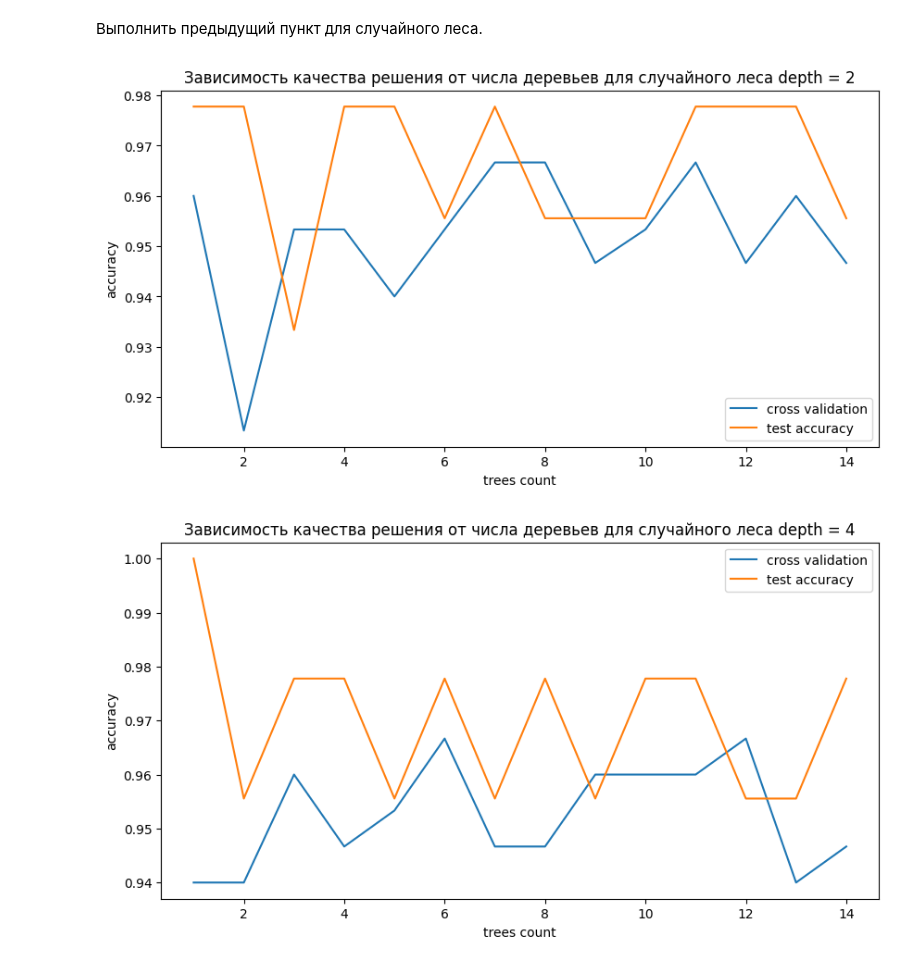
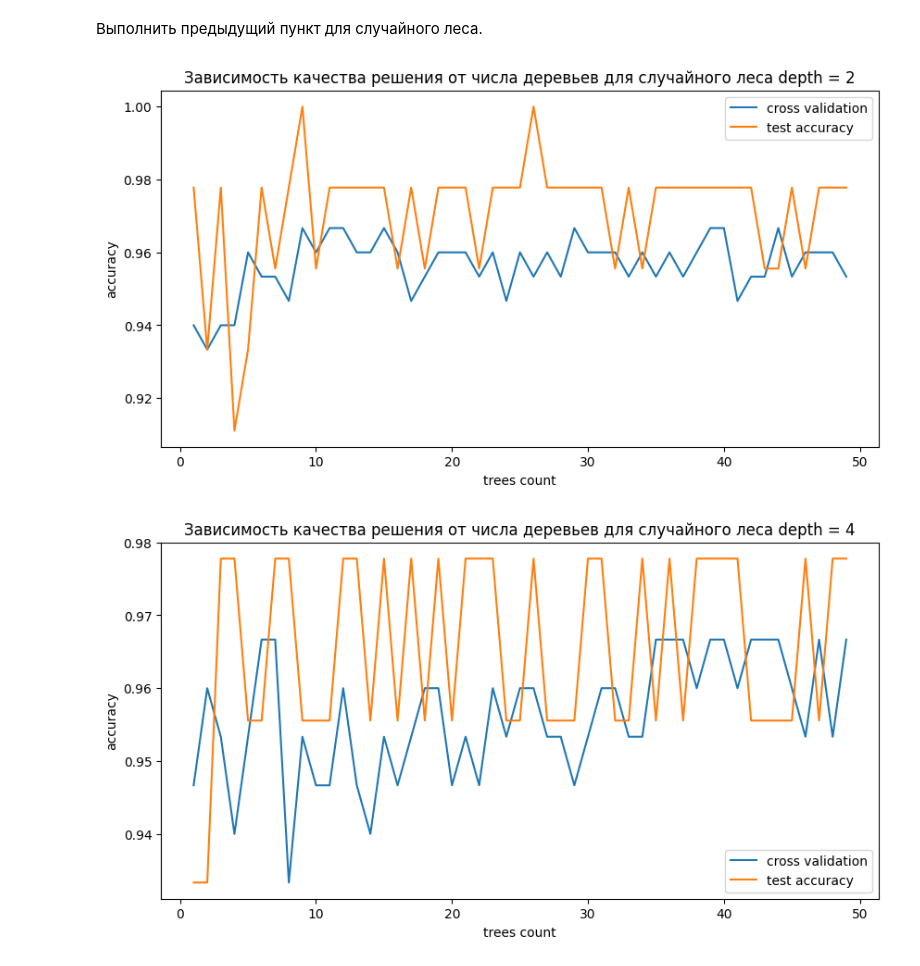
Before and after one commit to nosikmy/nsu_ml, a Jupyter notebook: Lab3.ipynb, the cells around one changed output. Saved outputs shown, nothing was run; the diff lists cells and outputs as text; code cells hidden in the pictures.

```diff
--- a/Lab3.ipynb
+++ b/Lab3.ipynb
@@ -70,6 +70,6 @@ trees = gr.estimators_
 print("Список построенных деревьев:")
 for i in range(n_estimators):
   for class_idx in range(gr.n_classes_):
-    create_tree_image(trees[i,  class_idx], f'Этап {i}, класс {class_idx}')
+    create_tree_image(trees[i,  class_idx], f'Этап {i}, класс {dataset.target_names[class_idx]}')
 # %% [output]
 Значимость переменных:
@@ -139,18 +139,18 @@ for depth in range(2,10,2):
 # %%
 for depth in range(2,10,2):
   cross_validation = []
   scores_test = []
-  for trees in range(1, 15):
+  for trees in range(1, 50):
       rf = RandomForestClassifier(n_estimators=trees)
       cross_validation.append(cross_val_score(rf, dataset.data, dataset.target, cv = 5).mean())
       rf.fit(X_train, y_train)
       scores_test.append(accuracy_score(y_test, rf.predict(X_test)))
   create_dependency_graph(
       cross_validation, 'cross validation',
       scores_test, 'test accuracy',
-      'trees count', 1, 15,
+      'trees count', 1, 50,
       'accuracy',
       f'Зависимость качества решения от числа деревьев для случайного леса depth = {depth}')
 # %% [output]
-[figure, old version]
+[figure, new version]
-[figure, old version]
+[figure, new version]
```
Also changed, not shown: parts of 2 cells of this notebook.
